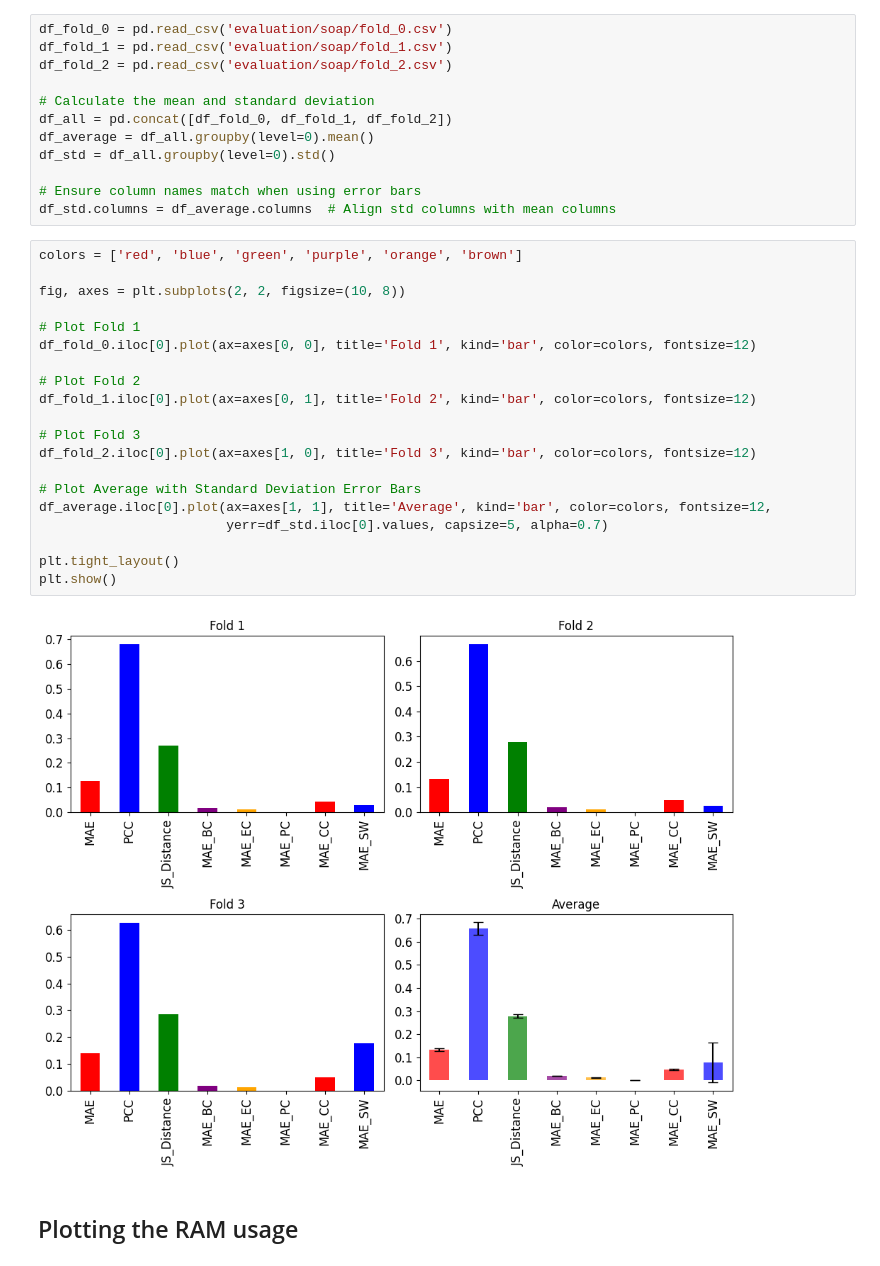
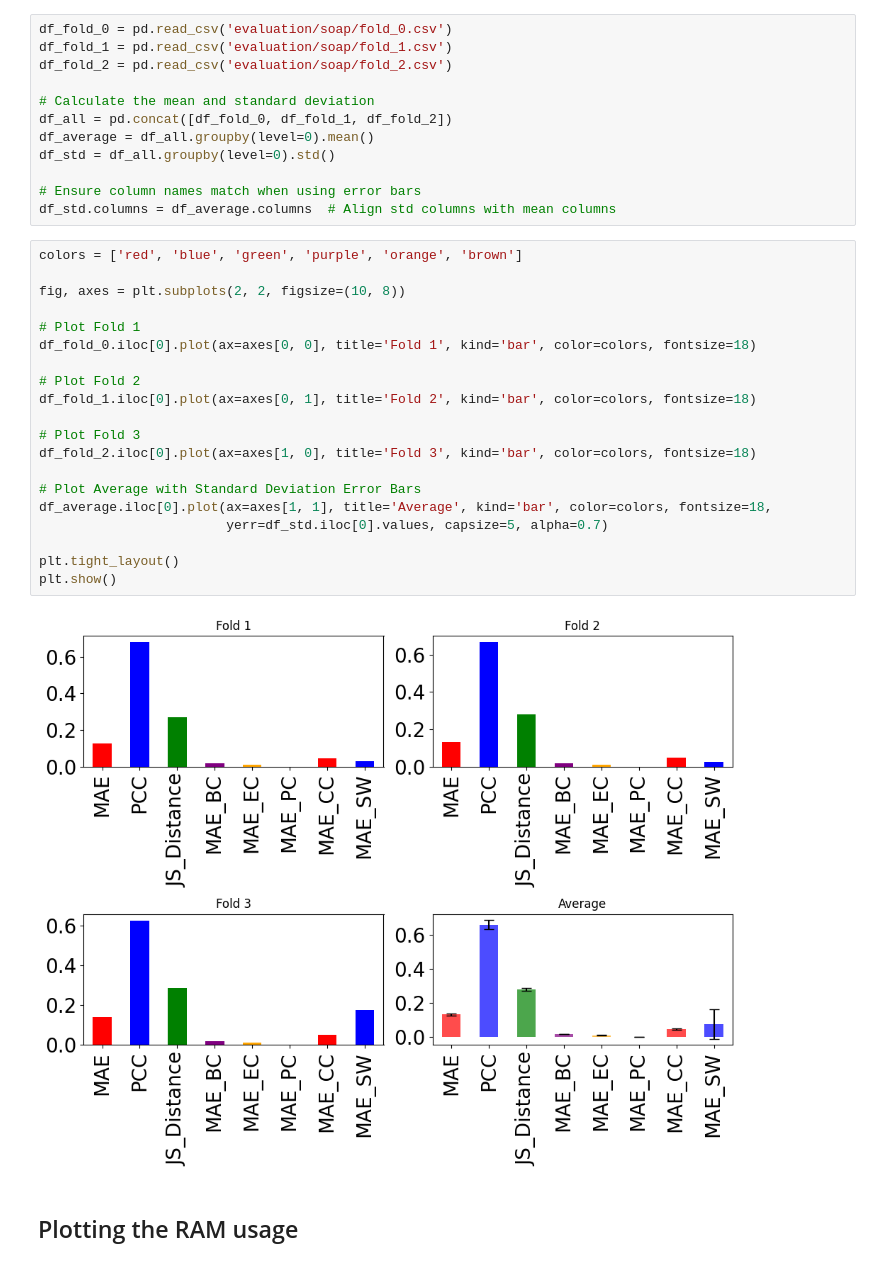
Before and after one commit to michaelhod/Generative-GNN-Brain-Graphs, a Jupyter notebook: plotting.ipynb, the cells around one changed output. Drawn from its saved outputs; the diff is of its cells as text.

```diff
--- a/plotting.ipynb
+++ b/plotting.ipynb
@@ -19,25 +19,25 @@ df_std.columns = df_average.columns  # Align std columns with mean columns
 # %%
 colors = ['red', 'blue', 'green', 'purple', 'orange', 'brown']
 
 fig, axes = plt.subplots(2, 2, figsize=(10, 8))
 
 # Plot Fold 1
-df_fold_0.iloc[0].plot(ax=axes[0, 0], title='Fold 1', kind='bar', color=colors, fontsize=12)
+df_fold_0.iloc[0].plot(ax=axes[0, 0], title='Fold 1', kind='bar', color=colors, fontsize=18)
 
 # Plot Fold 2
-df_fold_1.iloc[0].plot(ax=axes[0, 1], title='Fold 2', kind='bar', color=colors, fontsize=12)
+df_fold_1.iloc[0].plot(ax=axes[0, 1], title='Fold 2', kind='bar', color=colors, fontsize=18)
 
 # Plot Fold 3
-df_fold_2.iloc[0].plot(ax=axes[1, 0], title='Fold 3', kind='bar', color=colors, fontsize=12)
+df_fold_2.iloc[0].plot(ax=axes[1, 0], title='Fold 3', kind='bar', color=colors, fontsize=18)
 
 # Plot Average with Standard Deviation Error Bars
-df_average.iloc[0].plot(ax=axes[1, 1], title='Average', kind='bar', color=colors, fontsize=12,
+df_average.iloc[0].plot(ax=axes[1, 1], title='Average', kind='bar', color=colors, fontsize=18,
                         yerr=df_std.iloc[0].values, capsize=5, alpha=0.7)
 
 plt.tight_layout()
 plt.show()
 # %% [output]
-[figure, old version]
+[figure, new version]
 # %% [markdown]
 ## Plotting the RAM usage
 # %%
```
Also changed, not shown: parts of 4 cells of this notebook.
